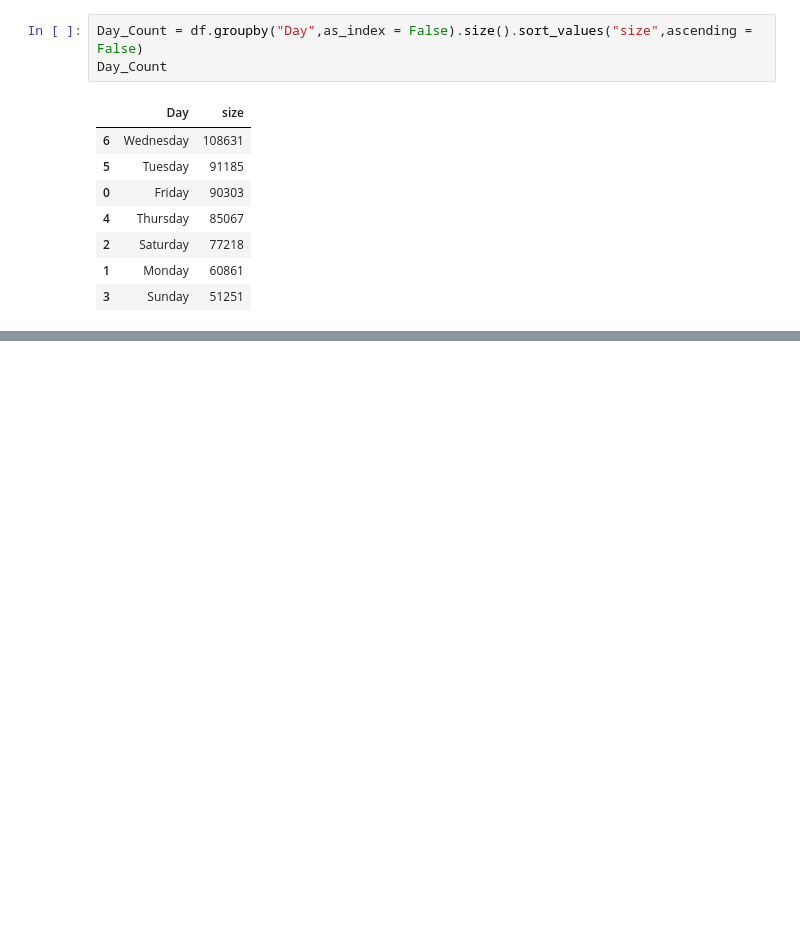
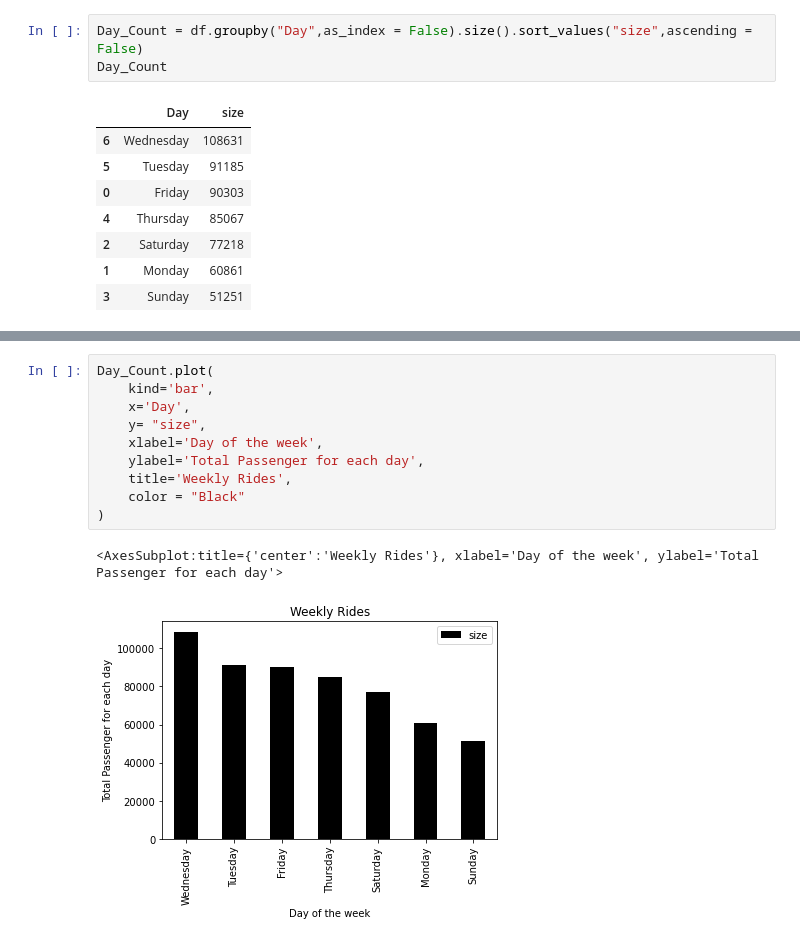
Before and after one commit to kaushik03/Data-Analysis-Projects, a Jupyter notebook: Uber/Interactive Viz.ipynb, the cells around one changed output, grey strips where cells are left out. Drawn from its saved outputs; the diff is of its cells as text; blank space fills up the shorter version.

```diff
--- a/Uber/Interactive Viz.ipynb
+++ b/Uber/Interactive Viz.ipynb
@@ -144,3 +144,16 @@ Day_Count.plot_bokeh(
 [interactive output not drawn]
 [interactive output not drawn]
 [interactive output not drawn]
+# %%
+Day_Count.plot(
+    kind='bar',
+    x='Day',
+    y= "size",
+    xlabel='Day of the week',
+    ylabel='Total Passenger for each day',
+    title='Weekly Rides',
+    color = "Black"
+)
+# %% [output]
+<AxesSubplot:title={'center':'Weekly Rides'}, xlabel='Day of the week', ylabel='Total Passenger for each day'>
+[figure, added]
```
Also changed, not shown: parts of 11 cells of this notebook, 2 other files.
